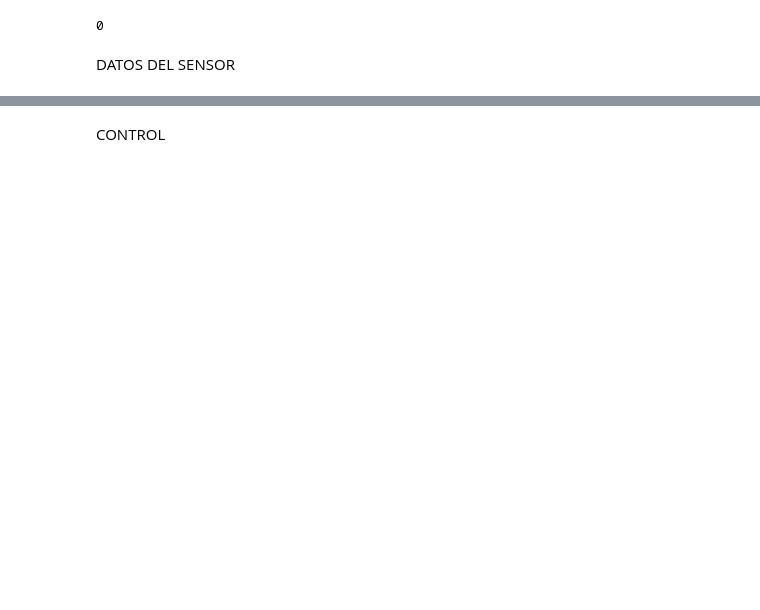
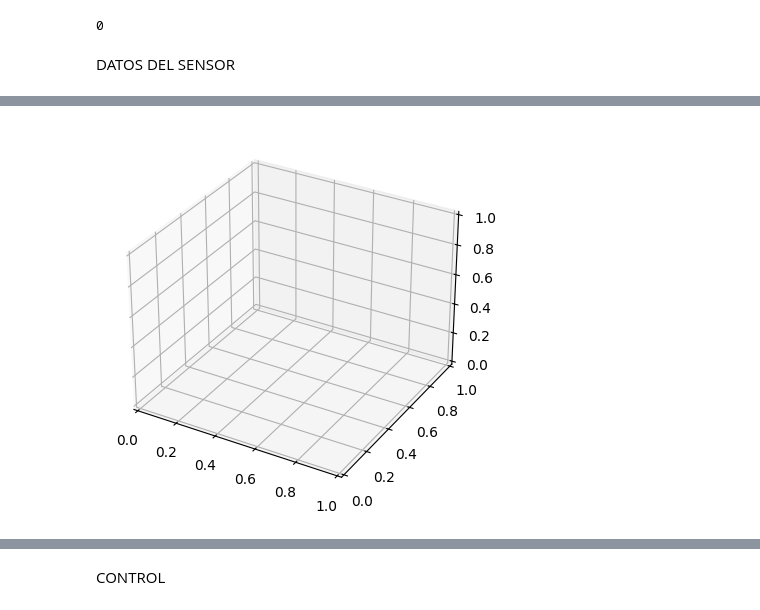
Before and after one commit to RoboGuide/RoboGuide, a Jupyter notebook: CoppeliaSim/LiDAR/Prueba.ipynb, the cells around one changed output, grey strips where cells are left out. Cells and saved outputs as stored; diff of their text form; code cells hidden in the pictures; blank space fills up the shorter version.

```diff
--- a/CoppeliaSim/LiDAR/Prueba.ipynb
+++ b/CoppeliaSim/LiDAR/Prueba.ipynb
@@ -123,0 +139,27 @@ Puntos recibidos: (3.2963647842407227, 3.3183841705322266, 0.1971336305141449, 3
+# %%
+import matplotlib.pyplot as plt
+
+plt.ion()  # modo interactivo
+fig = plt.figure()
+ax = fig.add_subplot(111, projection='3d')
+
+for i in range(200):  # leer 200 frames
+    _, data = sim.simxGetStringSignal(clientID, 'VelodyneVPL16', sim.simx_opmode_buffer)
+    if data:
+        points = struct.unpack('f' * (len(data) // 4), data)
+        points = np.array(points).reshape(-1, 3)
+        print("Frame", i, "con", points.shape[0], "puntos")
+
+        # Visualización rápida (limpiar y volver a graficar)
+        ax.clear()
+        ax.scatter(points[:,0], points[:,1], points[:,2], s=1, c='red')
+        ax.set_xlabel('X')
+        ax.set_ylabel('Y')
+        ax.set_zlabel('Z')
+        plt.pause(0.01)  # refresca la ventana
+    time.sleep(0.05)
+
+plt.ioff()  # desactiva modo interactivo
+plt.show()   # última visualización
+# %% [output]
+[figure, added]
```
Also changed, not shown: parts of 8 cells of this notebook.
